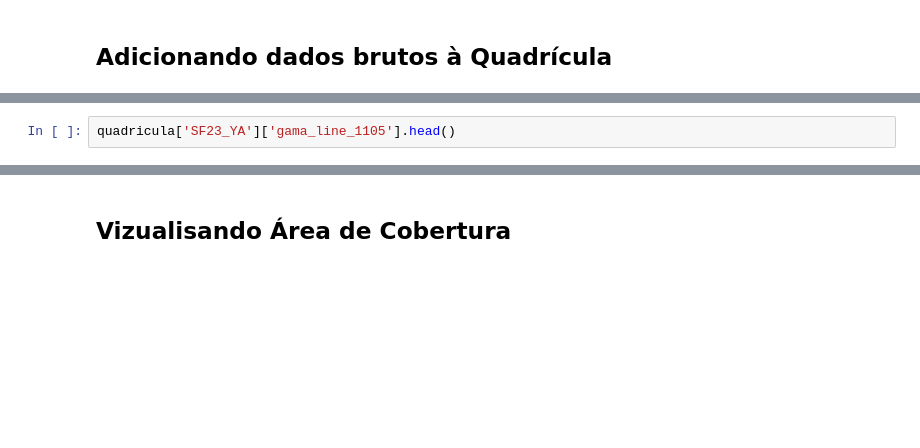
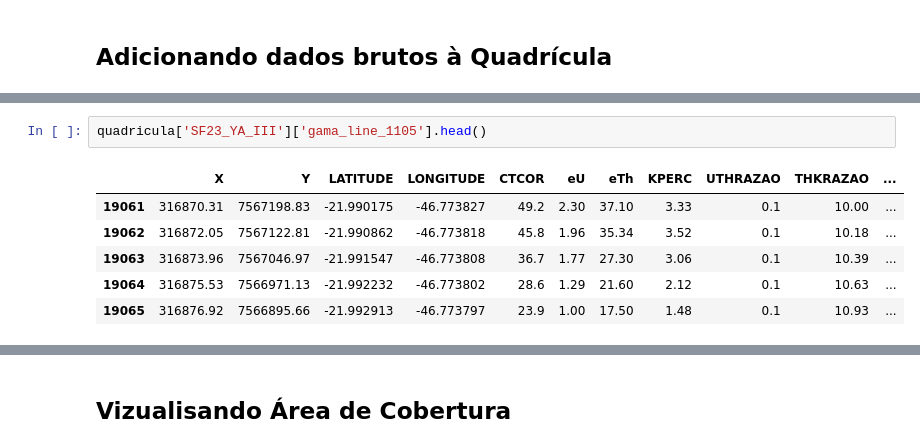
Before and after one commit to Gabriel-Goes/mapeamento_litologico_preditivo, a Jupyter notebook: projeto.ipynb, the cells around one changed output, grey strips where cells are left out. Cells and saved outputs as stored; diff of their text form; blank space fills up the shorter version.

```diff
--- a/projeto.ipynb
+++ b/projeto.ipynb
@@ -355,5 +256,12 @@ Upload_geof_geografica(quadricula,'gama_line_1089','mag_line_1089')
 # %%
-quadricula['SF23_YA']['gama_line_1105'].head()
+quadricula['SF23_YA_III']['gama_line_1105'].head()
+# %% [output]
+|  | X | Y | LATITUDE | LONGITUDE | CTCOR | eU | eTh | KPERC | UTHRAZAO | THKRAZAO | ... |
+| 19061 | 316870.31 | 7567198.83 | -21.990175 | -46.773827 | 49.2 | 2.30 | 37.10 | 3.33 | 0.1 | 10.00 | ... |
+| 19062 | 316872.05 | 7567122.81 | -21.990862 | -46.773818 | 45.8 | 1.96 | 35.34 | 3.52 | 0.1 | 10.18 | ... |
+| 19063 | 316873.96 | 7567046.97 | -21.991547 | -46.773808 | 36.7 | 1.77 | 27.30 | 3.06 | 0.1 | 10.39 | ... |
+| 19064 | 316875.53 | 7566971.13 | -21.992232 | -46.773802 | 28.6 | 1.29 | 21.60 | 2.12 | 0.1 | 10.63 | ... |
+| 19065 | 316876.92 | 7566895.66 | -21.992913 | -46.773797 | 23.9 | 1.00 | 17.50 | 1.48 | 0.1 | 10.93 | ... |
 # %%
 geof_list_ids = list(quadricula.keys())
 for id in geof_list_ids:
```
Also changed, not shown: parts of 33 cells of this notebook, 4 other files.
